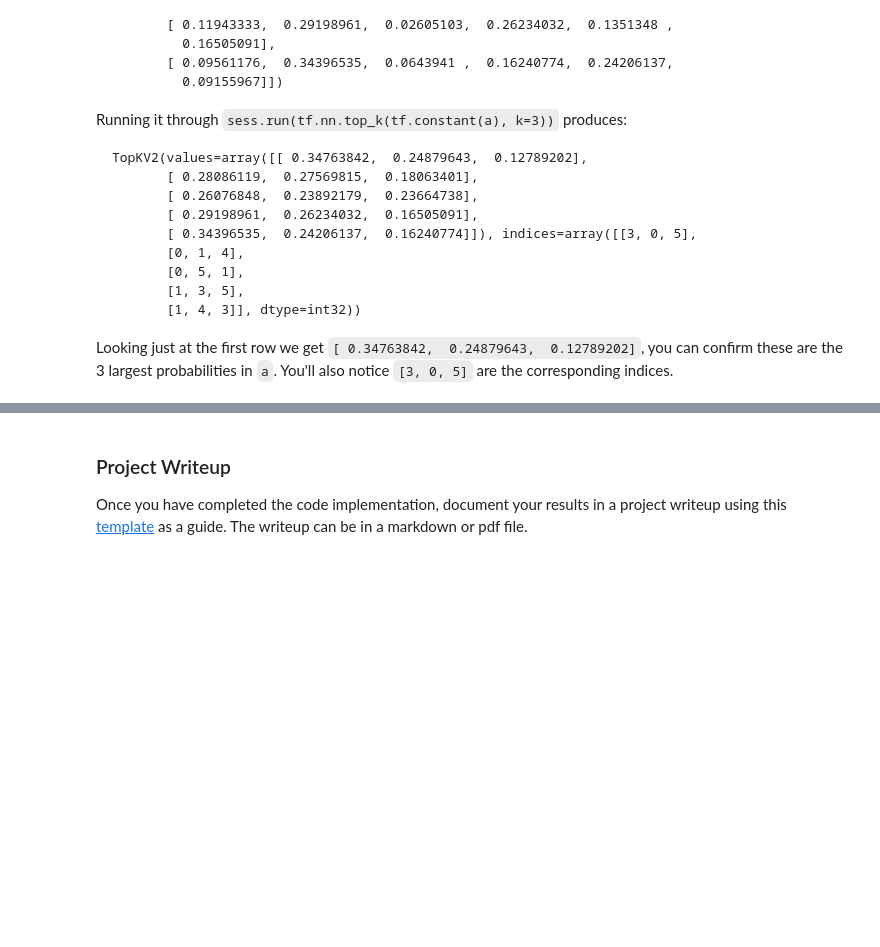
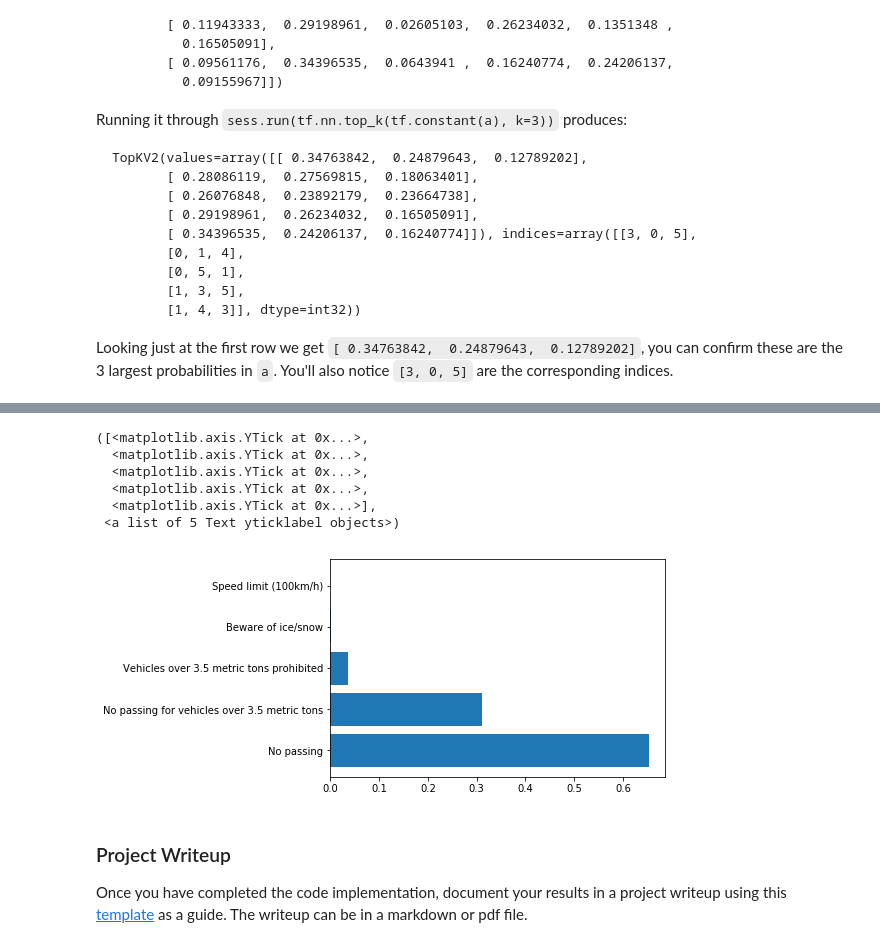
Before and after one commit to TDorau/self-driving-car-nanodegree, a Jupyter notebook: 2-traffic-sign-classifier/Traffic_Sign_Classifier.ipynb, the cells around one changed output, grey strips where cells are left out. Cells and saved outputs as stored; diff of their text form; code cells hidden in the pictures; blank space fills up the shorter version.

```diff
--- a/2-traffic-sign-classifier/Traffic_Sign_Classifier.ipynb
+++ b/2-traffic-sign-classifier/Traffic_Sign_Classifier.ipynb
@@ -376,3 +389,26 @@ You may find `signnames.csv` useful as it contains mappings from the class id (i
 ### Run the predictions here and use the model to output the prediction for each image.
 ### Make sure to pre-process the images with the same pre-processing pipeline used earlier.
 ### Feel free to use as many code cells as needed.
+import cv2
+
+images_res_dir = os.listdir("test_images_resized/")
+images = []
+
+for ind, img_dir in enumerate(images_res_dir):
+    img = cv2.imread(os.path.join("test_images_resized", img_dir))
+    images.append(img)
+
+images = np.asarray(images)
+#print(images.shape)
+
+images = (images - np.average(images)) / np.std(images)
+softmax_logits = tf.nn.softmax(logits)
+with tf.Session() as sess:
+    saver.restore(sess, tf.train.latest_checkpoint('.'))
+    pred_val = sess.run(softmax_logits, feed_dict={x: images})
+    #print(pred_val)
+    predicted_labels = np.argmax(pred_val, 1)
+    print("predicted labels" , predicted_labels)
+    print("correct labels" , correct_labels)
+    new_accuracy = evaluate(images, correct_labels)
+    print("Test Set Accuracy = {:.3f}".format(new_accuracy))
@@ -424,3 +459,9 @@ Looking just at the first row we get `[ 0.34763842,  0.24879643,  0.12789202]`,
 # %%
 ### Print out the top five softmax probabilities for the predictions on the German traffic sign images found on the web.
 ### Feel free to use as many code cells as needed.
+
+top_5 = tf.nn.top_k(softmax_logits, k=5)
+with tf.Session() as sess:
+    saver.restore(sess, tf.train.latest_checkpoint('.'))
+    top_5 = sess.run(top_5, feed_dict={x: images})
+    print(top_5)
@@ -427,3 +483,18 @@ Looking just at the first row we get `[ 0.34763842,  0.24879643,  0.12789202]`,
+# %%
+# Plotting a bar chart for the fourth additional image from above
+plt.barh(np.arange(5), top_5.values[3])
+#signnames = ['one', 'two', 'three', 'four', 'five']
+plt.yticks(np.arange(5), ('No passing', 'No passing for vehicles over 3.5 metric tons',
+                          'Vehicles over 3.5 metric tons prohibited', 'Beware of ice/snow',
+                          'Speed limit (100km/h)'))
+# %% [output]
+([<matplotlib.axis.YTick at 0x...>,
+  <matplotlib.axis.YTick at 0x...>,
+  <matplotlib.axis.YTick at 0x...>,
+  <matplotlib.axis.YTick at 0x...>,
+  <matplotlib.axis.YTick at 0x...>],
+ <a list of 5 Text yticklabel objects>)
+[figure, added]
 # %% [markdown]
 ### Project Writeup
 
```
Also changed, not shown: parts of 8 cells of this notebook, 17 other files.
